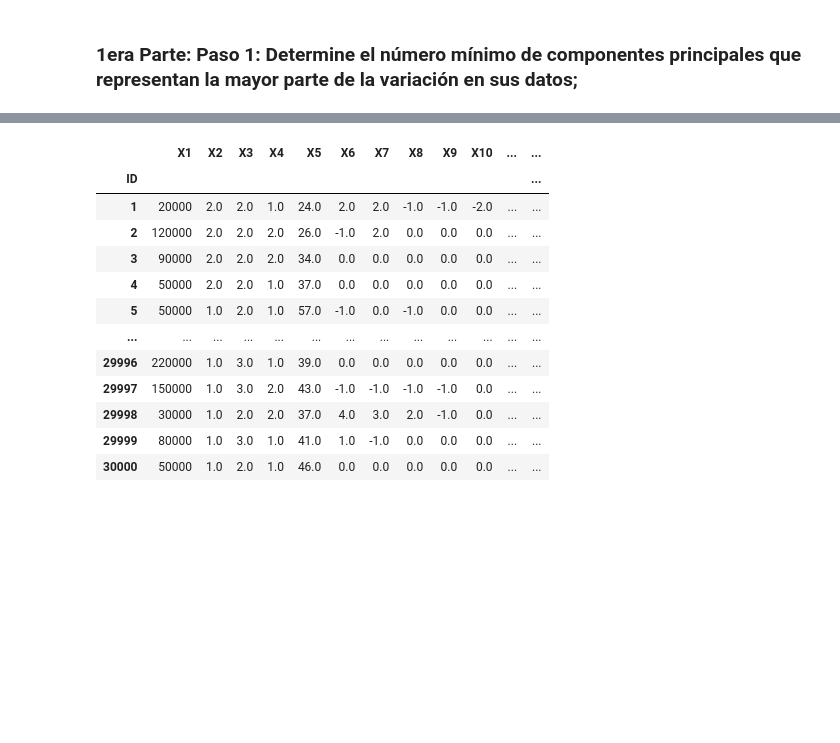
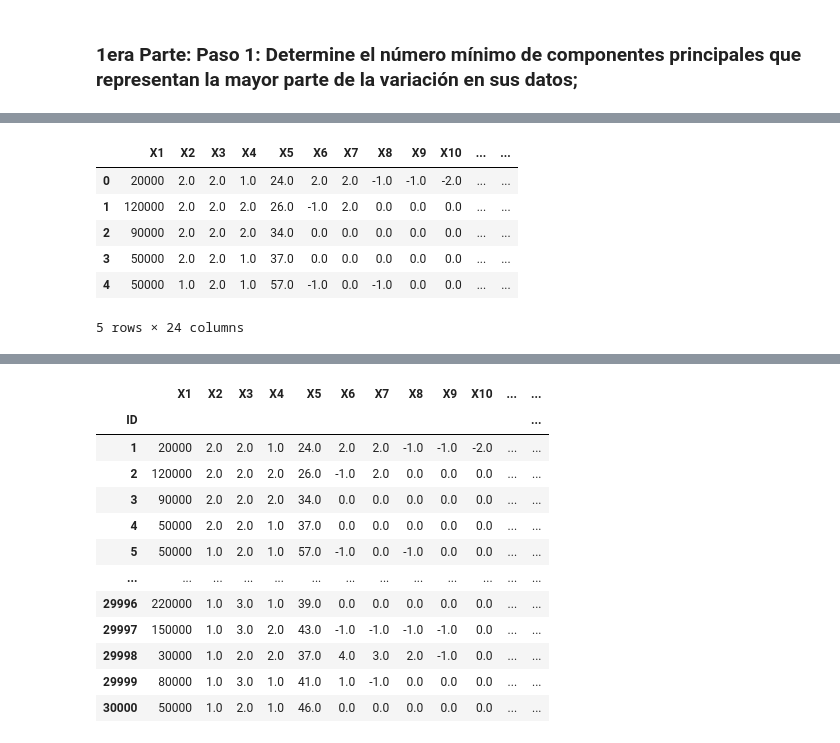
Before and after one commit to PosgradoMNA/actividades-del-projecto-equipo-60, a Jupyter notebook: Actividad Semanal -- 4.ipynb, the cells around one changed output, grey strips where cells are left out. Cells and saved outputs as stored; diff of their text form; code cells hidden in the pictures; blank space fills up the shorter version.

```diff
--- a/Actividad Semanal -- 4.ipynb
+++ b/Actividad Semanal -- 4.ipynb
@@ -179,0 +92,11 @@ dtype: bool
+# %%
+dfCreditosNro = dfCreditos.iloc[:,1:]
+dfCreditosNro.head()
+# %% [output]
+|  | X1 | X2 | X3 | X4 | X5 | X6 | X7 | X8 | X9 | X10 | ... | ... |
+| 0 | 20000 | 2.0 | 2.0 | 1.0 | 24.0 | 2.0 | 2.0 | -1.0 | -1.0 | -2.0 | ... | ... |
+| 1 | 120000 | 2.0 | 2.0 | 2.0 | 26.0 | -1.0 | 2.0 | 0.0 | 0.0 | 0.0 | ... | ... |
+| 2 | 90000 | 2.0 | 2.0 | 2.0 | 34.0 | 0.0 | 0.0 | 0.0 | 0.0 | 0.0 | ... | ... |
+| 3 | 50000 | 2.0 | 2.0 | 1.0 | 37.0 | 0.0 | 0.0 | 0.0 | 0.0 | 0.0 | ... | ... |
+| 4 | 50000 | 1.0 | 2.0 | 1.0 | 57.0 | -1.0 | 0.0 | -1.0 | 0.0 | 0.0 | ... | ... |
+5 rows × 24 columns
```
Also changed, not shown: parts of 41 cells of this notebook.
